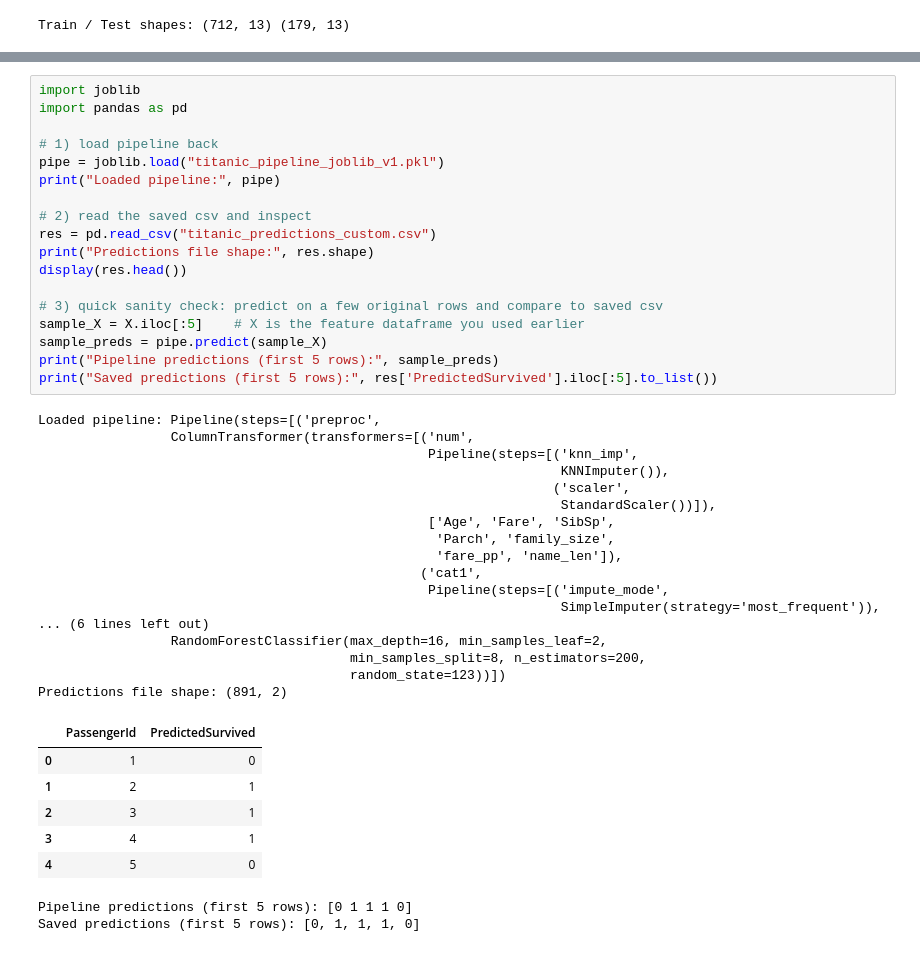
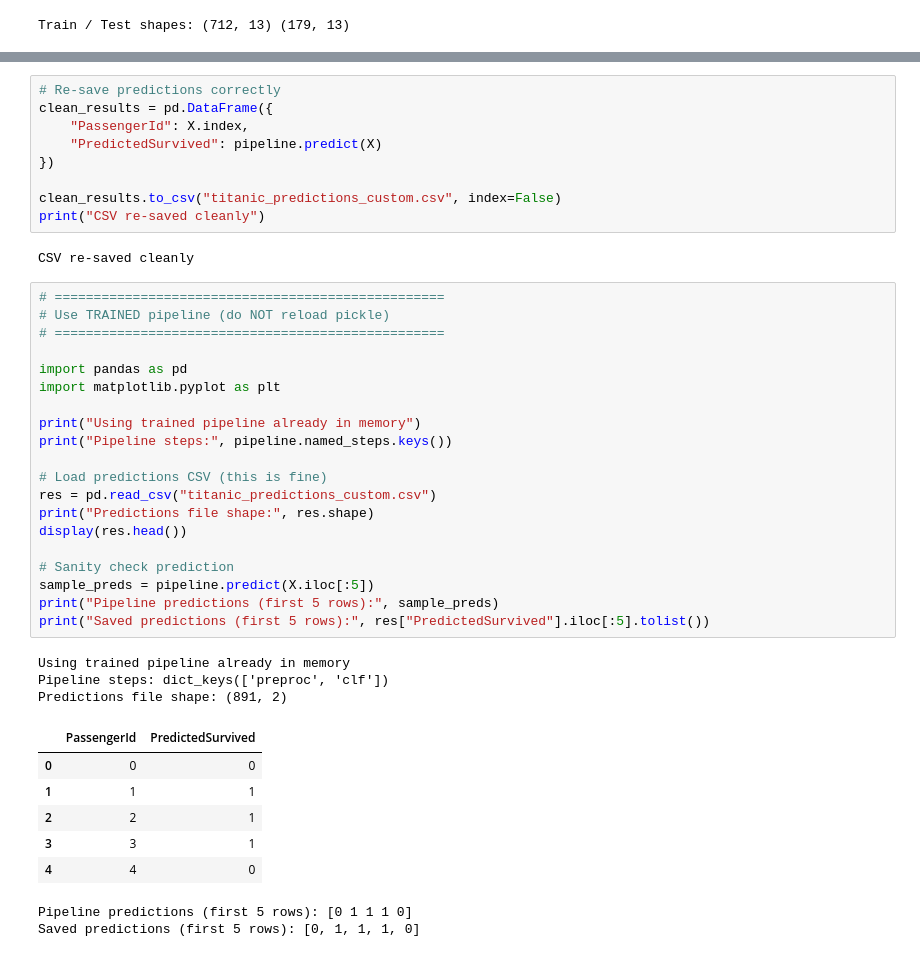
Before and after one commit to burrapriyanka85-pixel/Titanic-Survival-Classifier-Custom-Edition-, a Jupyter notebook: Titanic Survival Classifier (Custom Edition).ipynb, the cells around one changed output, grey strips where cells are left out. Saved outputs shown, nothing was run; the diff lists cells and outputs as text.

Commit message:
Initial commit: Titanic Survival Classifier (Custom Edition)

```diff
--- a/Titanic Survival Classifier (Custom Edition).ipynb
+++ b/Titanic Survival Classifier (Custom Edition).ipynb
@@ -436,45 +474,44 @@ Top features:
+# %%
+# Re-save predictions correctly
+clean_results = pd.DataFrame({
+    "PassengerId": X.index,
+    "PredictedSurvived": pipeline.predict(X)
+})
+
+clean_results.to_csv("titanic_predictions_custom.csv", index=False)
+print("CSV re-saved cleanly")
+# %% [output]
+CSV re-saved cleanly
 # %%
-import joblib
+# ==================================================
+# Use TRAINED pipeline (do NOT reload pickle)
+# ==================================================
+
 import pandas as pd
+import matplotlib.pyplot as plt
 
-# 1) load pipeline back
-pipe = joblib.load("titanic_pipeline_joblib_v1.pkl")
-print("Loaded pipeline:", pipe)
+print("Using trained pipeline already in memory")
+print("Pipeline steps:", pipeline.named_steps.keys())
 
-# 2) read the saved csv and inspect
+# Load predictions CSV (this is fine)
 res = pd.read_csv("titanic_predictions_custom.csv")
 print("Predictions file shape:", res.shape)
 display(res.head())
 
-# 3) quick sanity check: predict on a few original rows and compare to saved csv
-sample_X = X.iloc[:5]    # X is the feature dataframe you used earlier
-sample_preds = pipe.predict(sample_X)
+# Sanity check prediction
+sample_preds = pipeline.predict(X.iloc[:5])
 print("Pipeline predictions (first 5 rows):", sample_preds)
-print("Saved predictions (first 5 rows):", res['PredictedSurvived'].iloc[:5].to_list())
+print("Saved predictions (first 5 rows):", res["PredictedSurvived"].iloc[:5].tolist())
 # %% [output]
-Loaded pipeline: Pipeline(steps=[('preproc',
-                 ColumnTransformer(transformers=[('num',
-                                                  Pipeline(steps=[('knn_imp',
-                                                                   KNNImputer()),
-                                                                  ('scaler',
-                                                                   StandardScaler())]),
-                                                  ['Age', 'Fare', 'SibSp',
-                                                   'Parch', 'family_size',
-                                                   'fare_pp', 'name_len']),
-                                                 ('cat1',
-                                                  Pipeline(steps=[('impute_mode',
-                                                                   SimpleImputer(strategy='most_frequent')),
-... (6 lines left out)
-                 RandomForestClassifier(max_depth=16, min_samples_leaf=2,
-                                        min_samples_split=8, n_estimators=200,
-                                        random_state=123))])
+Using trained pipeline already in memory
+Pipeline steps: dict_keys(['preproc', 'clf'])
 Predictions file shape: (891, 2)
 |  | PassengerId | PredictedSurvived |
-| 0 | 1 | 0 |
-| 1 | 2 | 1 |
-| 2 | 3 | 1 |
-| 3 | 4 | 1 |
-| 4 | 5 | 0 |
+| 0 | 0 | 0 |
+| 1 | 1 | 1 |
+| 2 | 2 | 1 |
+| 3 | 3 | 1 |
+| 4 | 4 | 0 |
 Pipeline predictions (first 5 rows): [0 1 1 1 0]
 Saved predictions (first 5 rows): [0, 1, 1, 1, 0]
 # %%
```
Also changed, not shown: parts of 14 cells of this notebook, 4 other files.
